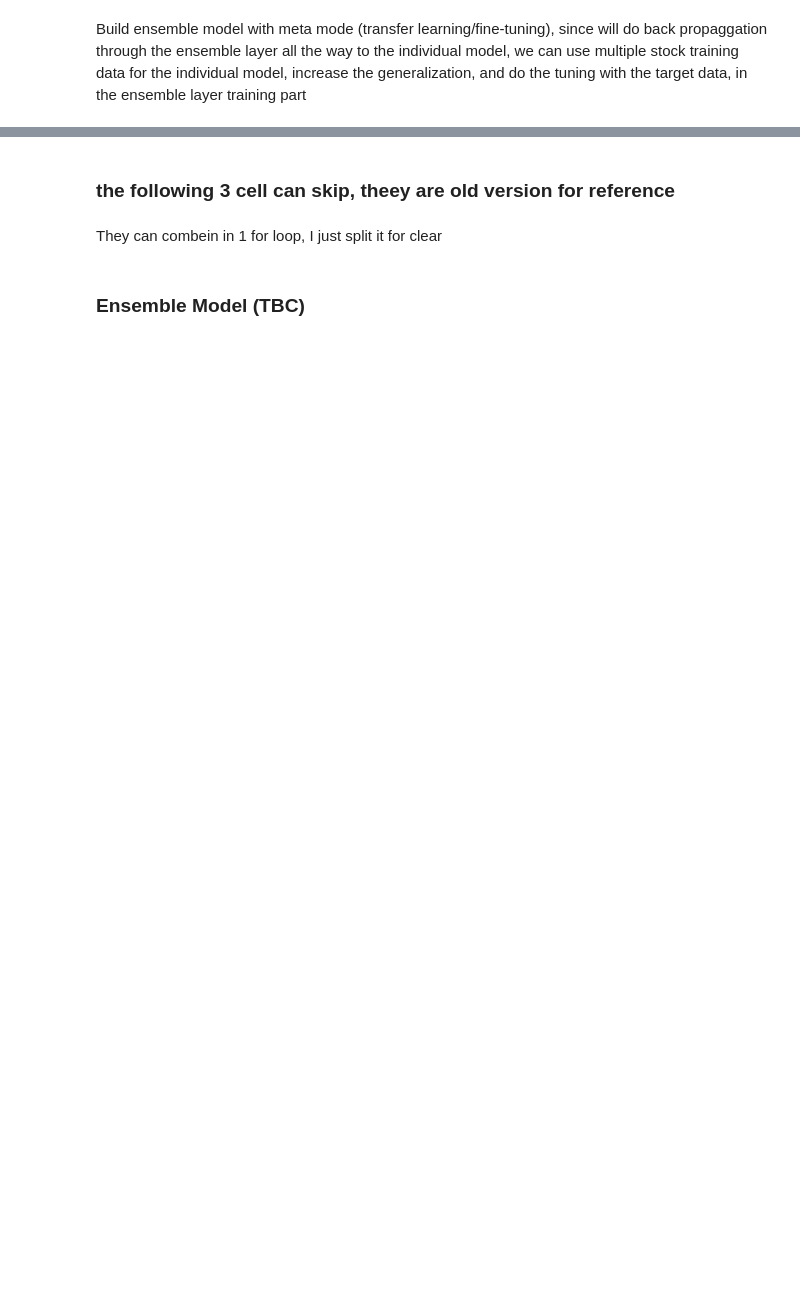
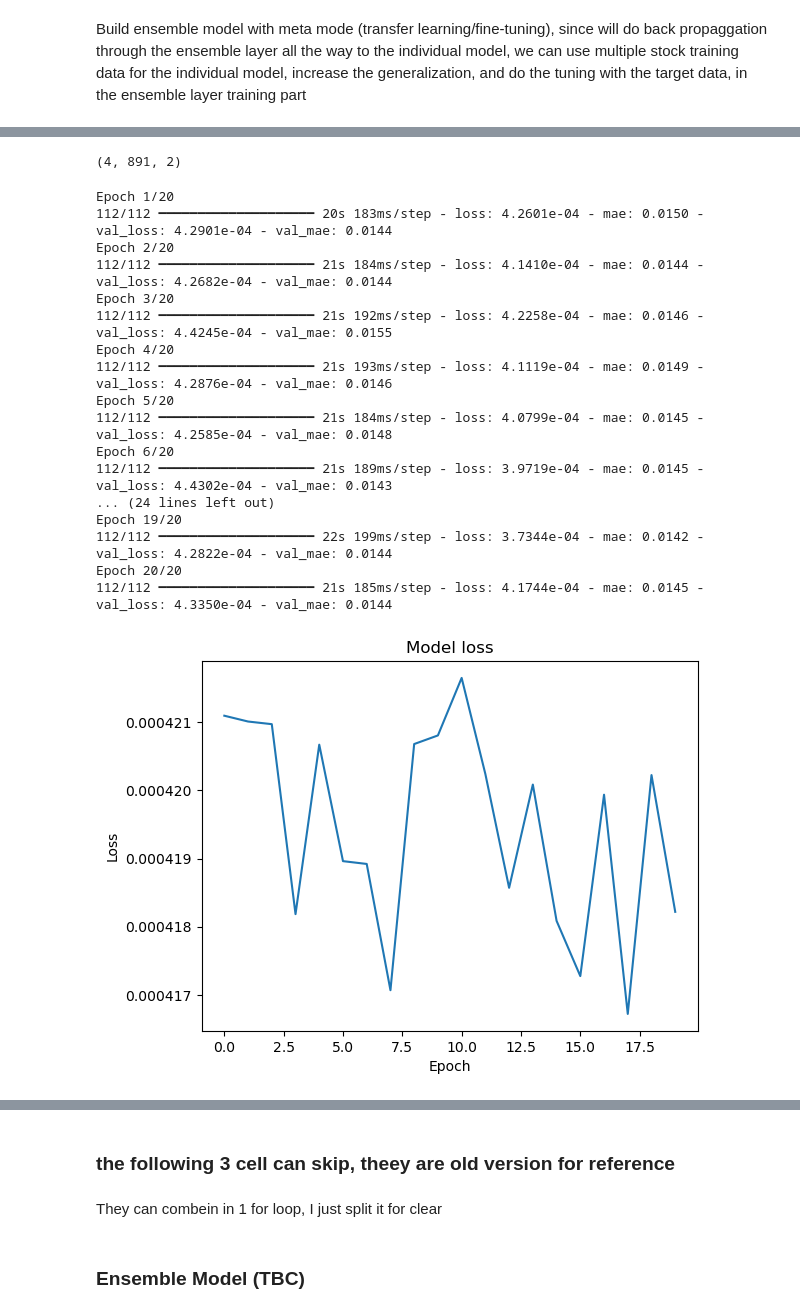
Before and after one commit to xkillerjamesx12/tbot-st-ta, a Jupyter notebook: model-pipline.ipynb, the cells around one changed output, grey strips where cells are left out. Cells and saved outputs as stored; diff of their text form; code cells hidden in the pictures; blank space fills up the shorter version.

Commit message:
rebuilding model pipeline, improved data pipeline, added trained model

```diff
--- a/model-pipline.ipynb
+++ b/model-pipline.ipynb
@@ -289,7 +291,7 @@ def base_training(model_function,
                 output_features = output_features):
 
     model_history = []
-    models = []
+    models_list = []
     X_tests = []
     y_tests = []
     #create folder to save the model
@@ -307,13 +309,18 @@ def base_training(model_function,
         X = pd.read_pickle(loading_path + f"X_{window}days_i.pkl")
         y = pd.read_pickle(loading_path + f"y_{window}days_i.pkl")
         print(f"Data for {window} days loaded.")
-
         # Split the data into training and testing sets
         X_train, X_test, y_train, y_test = train_test_split(X,
                                                             y,
                                                             test_size=test_size,
                                                             shuffle=shuffle,
                                                             random_state=seed)
+        print(f"X_train dtype: {X_train.dtype}, shape: {X_train.shape}")
+        print(f"y_train dtype: {y_train.dtype}, shape: {y_train.shape}")
+        X_train = X_train.astype(np.float32)
+        X_test = X_test.astype(np.float32)
+        y_train = y_train.astype(np.float32)
+        y_test = y_test.astype(np.float32)
         print("Data split into training and testing sets.")
 
         # Train the model
@@ -335,12 +342,12 @@ def base_training(model_function,
         model_save_path = os.path.join(model_folder_path, f"{name}_{window}days.h5")
         model.save(model_save_path)
         print(f"Model trained on {window} days has been saved.")
-        models.append(model)
+        models_list.append(model)
         model_history.append(history)
         X_tests.append(X_test)
         y_tests.append(y_test)
 
-    return models, model_history, name, X_tests, y_tests
+    return models_list, model_history, name, X_tests, y_tests
 # %%
 import matplotlib.pyplot as plt
 def plot_training_history(model_history, window_size, name):
@@ -711,7 +711,7 @@ AttributeError: 'list' object has no attribute 'Model'
 # %%
 #loading the data for testing in ensemble model
 
-def load_data(window_size = window_size, path = f"/Users/hoyinchui/Desktop/tbot-st-ta/Testing data/GLD_model_testing_data_pre_ens_Ai1_v3_pkl", test_size = 0.8, shuffle = True, seed = 42):
+def load_data(window_size = window_size, path = f"data", test_size = 0.8, shuffle = True, seed = 42):
     all_X_train = []
     all_X_test = []
     all_y_train = []
@@ -764,0 +810,54 @@ WARNING:absl:You are saving your model as an HDF5 file via `model.save()` or `ke
+# %%
+all_X_train, all_X_test, all_y_train, all_y_test = load_data(path = f"data", test_size = 0.8, shuffle = True, seed = 42)
+# %%
+all_y_train.shape
+# %% [output]
+(4, 891, 2)
+# %%
+# Ensure all inputs are NumPy arrays of the correct type
+all_X_train = [np.array(input_data, dtype=np.float32) for input_data in all_X_train]
+all_y_train = np.array(all_y_train, dtype=np.float32)  # Ensure y_train is of shape (num_samples, 2)
+all_X_test = [np.array(input_data, dtype=np.float32) for input_data in all_X_test]
+all_y_test = np.array(all_y_test, dtype=np.float32)
+
+# Train the ensemble model
+history = ensemble_model.fit(
+    [all_X_train[0], all_X_train[1], all_X_train[2], all_X_train[3]],  # Inputs
+    all_y_train[0],  # Output (min and max values)
+    validation_data=(all_X_test, all_y_test[0]),
+    epochs=20,
+    batch_size=8,
+    verbose=1
+)
+
+# Visualize the training history and validate the predictions
+import matplotlib.pyplot as plt
+
+# Example of plotting the training loss/accuracy (you can modify based on your needs)
+plt.plot(history.history['loss'])
+plt.title('Model loss')
+plt.ylabel('Loss')
+plt.xlabel('Epoch')
+plt.show()
+#plot the prediction
+# Make predictions using the ensemble model
+#y_pred = ensemble_model.predict([all_X_test[0], all_X_test[1], all_X_test[2], all_X_test[3]])
+# %% [output]
+Epoch 1/20
+112/112 ━━━━━━━━━━━━━━━━━━━━ 20s 183ms/step - loss: 4.2601e-04 - mae: 0.0150 - val_loss: 4.2901e-04 - val_mae: 0.0144
+Epoch 2/20
+112/112 ━━━━━━━━━━━━━━━━━━━━ 21s 184ms/step - loss: 4.1410e-04 - mae: 0.0144 - val_loss: 4.2682e-04 - val_mae: 0.0144
+Epoch 3/20
+112/112 ━━━━━━━━━━━━━━━━━━━━ 21s 192ms/step - loss: 4.2258e-04 - mae: 0.0146 - val_loss: 4.4245e-04 - val_mae: 0.0155
+Epoch 4/20
+112/112 ━━━━━━━━━━━━━━━━━━━━ 21s 193ms/step - loss: 4.1119e-04 - mae: 0.0149 - val_loss: 4.2876e-04 - val_mae: 0.0146
+Epoch 5/20
+112/112 ━━━━━━━━━━━━━━━━━━━━ 21s 184ms/step - loss: 4.0799e-04 - mae: 0.0145 - val_loss: 4.2585e-04 - val_mae: 0.0148
+Epoch 6/20
+112/112 ━━━━━━━━━━━━━━━━━━━━ 21s 189ms/step - loss: 3.9719e-04 - mae: 0.0145 - val_loss: 4.4302e-04 - val_mae: 0.0143
+... (24 lines left out)
+Epoch 19/20
+112/112 ━━━━━━━━━━━━━━━━━━━━ 22s 199ms/step - loss: 3.7344e-04 - mae: 0.0142 - val_loss: 4.2822e-04 - val_mae: 0.0144
+Epoch 20/20
+112/112 ━━━━━━━━━━━━━━━━━━━━ 21s 185ms/step - loss: 4.1744e-04 - mae: 0.0145 - val_loss: 4.3350e-04 - val_mae: 0.0144
+[figure, added]
```
Also changed, not shown: parts of 29 cells of this notebook, 41 other files.
